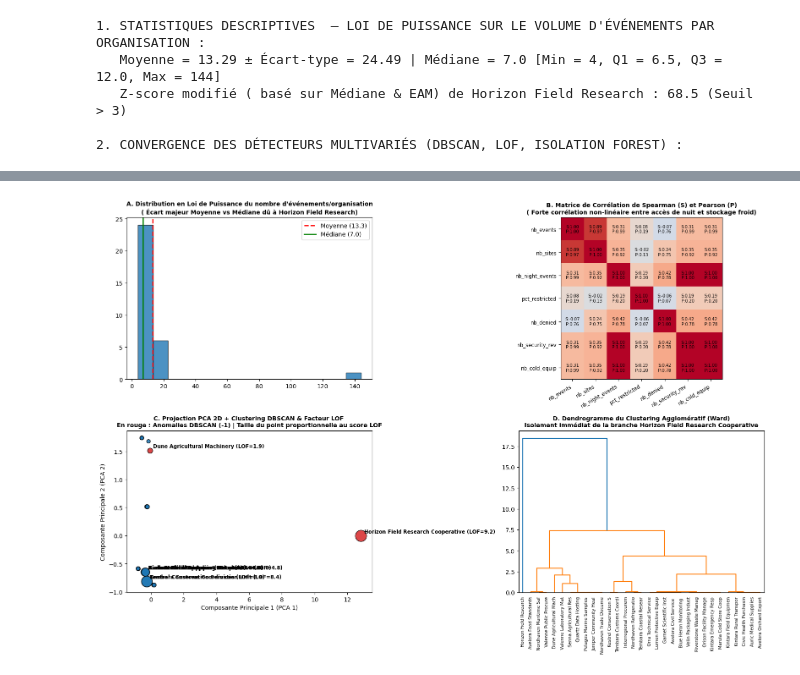
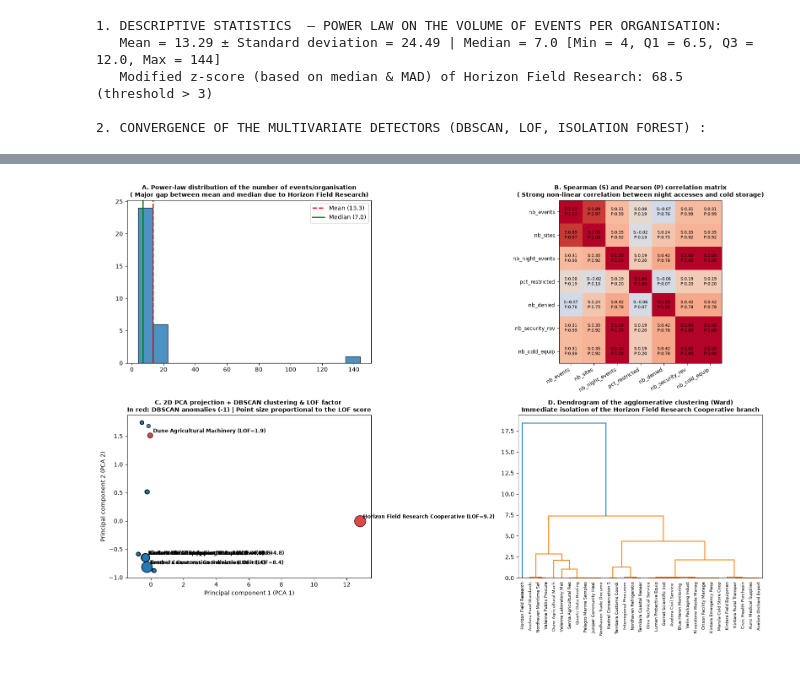
Before and after one commit to tvallot/multi-source-data-mining, a Jupyter notebook: notebooks/public_records.ipynb, the cells around one changed output, grey strips where cells are left out. Saved outputs shown, nothing was run; the diff lists cells and outputs as text; code cells hidden in the pictures.

Commit message:
Translate the whole project to English and rename notebooks and columns

```diff
--- a/notebooks/public_records.ipynb
+++ b/notebooks/public_records.ipynb
@@ -1838,8 +1877,8 @@ Afin de valider rigoureusement que le comportement de **Horizon Field Research C
 # %%
 
-#  LOI DE PUISSANCE, CORRÉLATIONS (PEARSON/SPEARMAN),
-# RÉDUCTION DE DIMENSION (PCA/t-SNE), CLUSTERING (DBSCAN/K-MEANS)
-# ET DÉTECTION MULTIVARIÉE (ISOLATION FOREST & LOF)
+#  POWER LAW, CORRELATIONS (PEARSON/SPEARMAN),
+# DIMENSIONALITY REDUCTION (PCA/t-SNE), CLUSTERING (DBSCAN/K-MEANS)
+# AND MULTIVARIATE DETECTION (ISOLATION FOREST & LOF)
 
 from scipy.cluster.hierarchy import dendrogram, linkage
 from sklearn.cluster import DBSCAN, KMeans
@@ -1849,7 +1888,7 @@ from sklearn.manifold import TSNE
 from sklearn.neighbors import LocalOutlierFactor
 from sklearn.preprocessing import StandardScaler
 
-# 1. Construction de la matrice de profils des 31 organisations (site_access_case_events)
+# 1. Construction of the profile matrix of the 31 organisations (site_access_case_events)
 sa_clean['is_night'] = (sa_clean['hour'] < 6).astype(int)
 sa_clean['is_restricted_conf'] = (
     sa_clean['confidentiality_class']
@@ -1877,7 +1916,7 @@ org_profiles = (
     .reset_index()
 )
 
-# Comparaison Moyenne/Écart-type vs Médiane/IQR et Z-score modifié (MAD)
+# Comparison mean/standard deviation vs median/IQR and modified z-score (MAD)
 s_ev = org_profiles['nb_events']
 mad_ev = np.median(np.abs(s_ev - np.median(s_ev)))
 org_profiles['modified_z_score'] = (s_ev - np.median(s_ev)) / (
@@ -1885,20 +1924,20 @@ org_profiles['modified_z_score'] = (s_ev - np.median(s_ev)) / (
 )
 
 print(
-    '1. STATISTIQUES DESCRIPTIVES  — LOI DE PUISSANCE SUR LE VOLUME'
-    " D'ÉVÉNEMENTS PAR ORGANISATION :"
+    '1. DESCRIPTIVE STATISTICS  — POWER LAW ON THE VOLUME'
+    " OF EVENTS PER ORGANISATION:"
 )
 print(
-    f'   Moyenne = {s_ev.mean():.2f} ± Écart-type = {s_ev.std():.2f} | Médiane'
+    f'   Mean = {s_ev.mean():.2f} ± Standard deviation = {s_ev.std():.2f} | Median'
     f' = {s_ev.median():.1f} [Min = {s_ev.min()}, Q1 = {s_ev.quantile(0.25)},'
     f' Q3 = {s_ev.quantile(0.75)}, Max = {s_ev.max()}]'
 )
 print(
-    '   Z-score modifié ( basé sur Médiane & EAM) de Horizon Field'
-    f" Research : {org_profiles['modified_z_score'].max():.1f} (Seuil > 3)"
+    '   Modified z-score (based on median & MAD) of Horizon Field'
+    f" Research: {org_profiles['modified_z_score'].max():.1f} (threshold > 3)"
 )
 
-# Matrices de corrélation de Pearson vs Spearman
+# Pearson vs Spearman correlation matrices
 num_features = [
     'nb_events',
     'nb_sites',
@@ -1911,7 +1950,7 @@ num_features = [
 corr_pearson = org_profiles[num_features].corr(method='pearson')
 corr_spearman = org_profiles[num_features].corr(method='spearman')
 
-# Standardisation Z-score + PCA & t-SNE + K-Means & DBSCAN
+# Z-score standardisation + PCA & t-SNE + K-Means & DBSCAN
 X_scaled = StandardScaler().fit_transform(org_profiles[num_features])
 pca_coords = PCA(n_components=2, random_state=42).fit_transform(X_scaled)
 tsne_coords = TSNE(n_components=2, perplexity=8, random_state=42).fit_transform(
@@ -1923,9 +1962,9 @@ org_profiles['KMeans_Cluster'] = KMeans(
 ).fit_predict(X_scaled)
 org_profiles['DBSCAN_Cluster'] = DBSCAN(eps=1.5, min_samples=3).fit_predict(
     X_scaled
-)  # -1 = Bruit / Anomalie
+)  # -1 = noise / anomaly
 
-# Détection multivariée (Isolation Forest & Local Outlier Factor - LOF)
+# Multivariate detection (Isolation Forest & Local Outlier Factor - LOF)
 lof_model = LocalOutlierFactor(n_neighbors=5)
 org_profiles['LOF_Pred'] = lof_model.fit_predict(X_scaled)
 org_profiles['LOF_Score'] = -lof_model.negative_outlier_factor_
@@ -1934,7 +1973,7 @@ org_profiles['IsoForest_Pred'] = IsolationForest(
 ).fit_predict(X_scaled)
 
 print(
-    '\n2. CONVERGENCE DES DÉTECTEURS MULTIVARIÉS (DBSCAN, LOF, ISOLATION'
+    '\n2. CONVERGENCE OF THE MULTIVARIATE DETECTORS (DBSCAN, LOF, ISOLATION'
     ' FOREST) :'
 )
 display(
@@ -1950,10 +1989,10 @@ display(
     ]]
 )
 
-# Visualisation combinée
+# Combined visualisation
 fig, axes = plt.subplots(2, 2, figsize=(16, 11))
 
-# A. Loi de puissance : Histogramme + Boxplot horizontal
+# A. Power law: histogram + horizontal boxplot
 axes[0, 0].hist(
     s_ev, bins=15, color='#1f77b4', edgecolor='black', alpha=0.8
 )
@@ -1962,25 +2001,25 @@ axes[0, 0].axvline(
     color='red',
     linestyle='--',
     linewidth=2,
-    label=f'Moyenne ({s_ev.mean():.1f})',
+    label=f'Mean ({s_ev.mean():.1f})',
 )
 axes[0, 0].axvline(
     s_ev.median(),
     color='green',
     linestyle='-',
     linewidth=2,
-    label=f'Médiane ({s_ev.median():.1f})',
+    label=f'Median ({s_ev.median():.1f})',
 )
 axes[0, 0].set_title(
-    'A. Distribution en Loi de Puissance du nombre'
-    " d'événements/organisation\n( Écart majeur Moyenne vs Médiane dû"
-    ' à Horizon Field Research)',
+    'A. Power-law distribution of the number'
+    " of events/organisation\n( Major gap between mean and median due"
+    ' to Horizon Field Research)',
     fontsize=10,
     fontweight='bold',
 )
 axes[0, 0].legend()
 
-# B. Comparaison Corrélation Spearman vs Pearson
+# B. Comparison of the Spearman vs Pearson correlation
 im_corr = axes[0, 1].imshow(
     corr_spearman.values, cmap='coolwarm', vmin=-1, vmax=1
 )
@@ -2002,13 +2041,13 @@ for i in range(len(num_features)):
             color='black',
         )
 axes[0, 1].set_title(
-    'B. Matrice de Corrélation de Spearman (S) et Pearson (P)\n( Forte'
-    ' corrélation non-linéaire entre accès de nuit et stockage froid)',
+    'B. Spearman (S) and Pearson (P) correlation matrix\n( Strong'
+    ' non-linear correlation between night accesses and cold storage)',
     fontsize=10,
     fontweight='bold',
 )
 
-# C. Projection PCA 2D colorée par DBSCAN et taille = LOF Score
+# C. 2D PCA projection coloured by DBSCAN, size = LOF score
 c_db = [
     '#d62728' if c == -1 else '#1f77b4'
     for c in org_profiles['DBSCAN_Cluster']
@@ -2031,44 +2070,44 @@ for idx, r in org_profiles[org_profiles['LOF_Score'] > 1.5].iterrows():
         fontweight='bold',
     )
 axes[1, 0].set_title(
-    'C. Projection PCA 2D + Clustering DBSCAN & Facteur LOF \nEn'
-    ' rouge : Anomalies DBSCAN (-1) | Taille du point proportionnelle au score'
-    ' LOF',
+    'C. 2D PCA projection + DBSCAN clustering & LOF factor \nIn'
+    ' red: DBSCAN anomalies (-1) | Point size proportional to the'
+    ' LOF score',
     fontsize=10,
     fontweight='bold',
 )
-axes[1, 0].set_xlabel('Composante Principale 1 (PCA 1)')
-axes[1, 0].set_ylabel('Composante Principale 2 (PCA 2)')
+axes[1, 0].set_xlabel('Principal component 1 (PCA 1)')
+axes[1, 0].set_ylabel('Principal component 2 (PCA 2)')
 
-# D. Dendrogramme du Clustering Hiérarchique Agglomératif
+# D. Dendrogram of the agglomerative hierarchical clustering
 Z_link = linkage(X_scaled, method='ward')
 dendrogram(
     Z_link,
     labels=org_profiles['requesting_organization_name'].str[:22].values,
     leaf_rotation=90,
     leaf_font_size=7.5,
     ax=axes[1, 1],
 )
 axes[1, 1].set_title(
-    'D. Dendrogramme du Clustering Agglomératif (Ward)\nIsolement'
-    ' immédiat de la branche Horizon Field Research Cooperative',
+    'D. Dendrogram of the agglomerative clustering (Ward)\nImmediate'
+    ' isolation of the Horizon Field Research Cooperative branch',
     fontsize=10,
     fontweight='bold',
 )
 
 plt.tight_layout()
 plt.show()
 # %% [output]
-1. STATISTIQUES DESCRIPTIVES  — LOI DE PUISSANCE SUR LE VOLUME D'ÉVÉNEMENTS PAR ORGANISATION :
-   Moyenne = 13.29 ± Écart-type = 24.49 | Médiane = 7.0 [Min = 4, Q1 = 6.5, Q3 = 12.0, Max = 144]
-   Z-score modifié ( basé sur Médiane & EAM) de Horizon Field Research : 68.5 (Seuil > 3)
+1. DESCRIPTIVE STATISTICS  — POWER LAW ON THE VOLUME OF EVENTS PER ORGANISATION:
+   Mean = 13.29 ± Standard deviation = 24.49 | Median = 7.0 [Min = 4, Q1 = 6.5, Q3 = 12.0, Max = 144]
+   Modified z-score (based on median & MAD) of Horizon Field Research: 68.5 (threshold > 3)
 
-2. CONVERGENCE DES DÉTECTEURS MULTIVARIÉS (DBSCAN, LOF, ISOLATION FOREST) :
+2. CONVERGENCE OF THE MULTIVARIATE DETECTORS (DBSCAN, LOF, ISOLATION FOREST) :
 |  | requesting_organization_name | nb_events | nb_night_events | nb_cold_equip | modified_z_score | DBSCAN_Cluster | ... |
 | 8 | Horizon Field Research Cooperative | 144 | 18 | 56 | 68.5 | -1 | ... |
 | 11 | Kestrel Conservation Services | 5 | 0 | 0 | -1.0 | 1 | ... |
 | 27 | Tembara Customs Coordination Unit | 5 | 0 | 0 | -1.0 | 1 | ... |
 | 14 | Kintara Rural Transport Board | 14 | 0 | 0 | 3.5 | 0 | ... |
 | 13 | Kintara Field Equipment Cooperative | 12 | 0 | 0 | 2.5 | 0 | ... |
-[figure, old version]
+[figure, new version]
 # %% [markdown]
```
Also changed, not shown: parts of 52 cells of this notebook, 20 other files.
